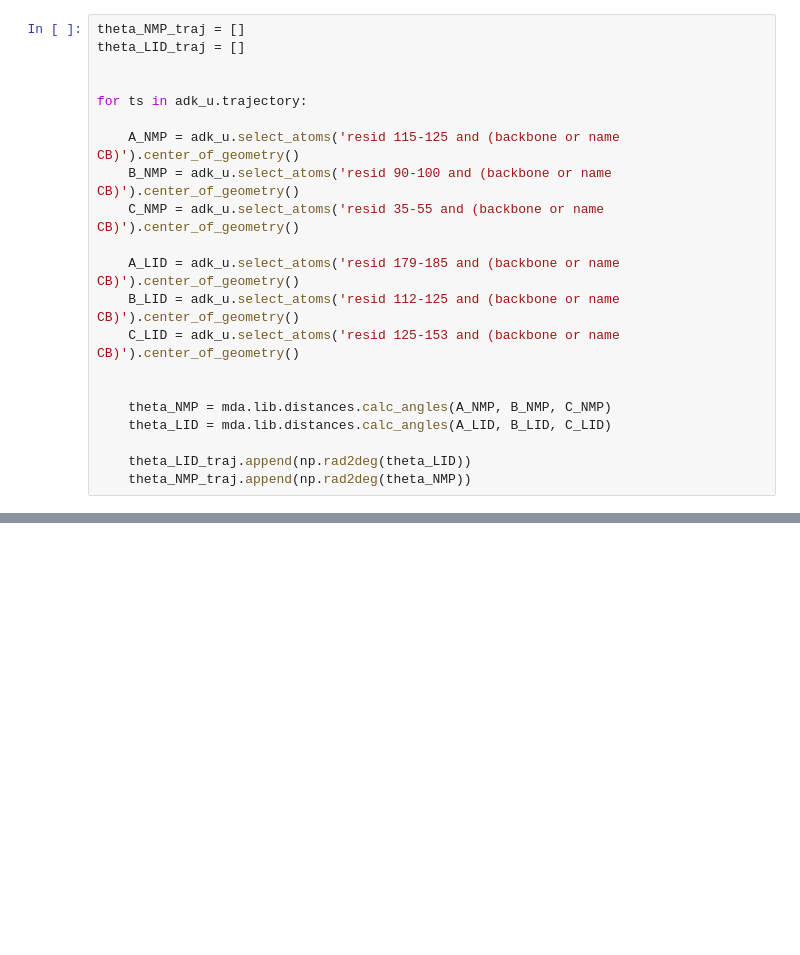
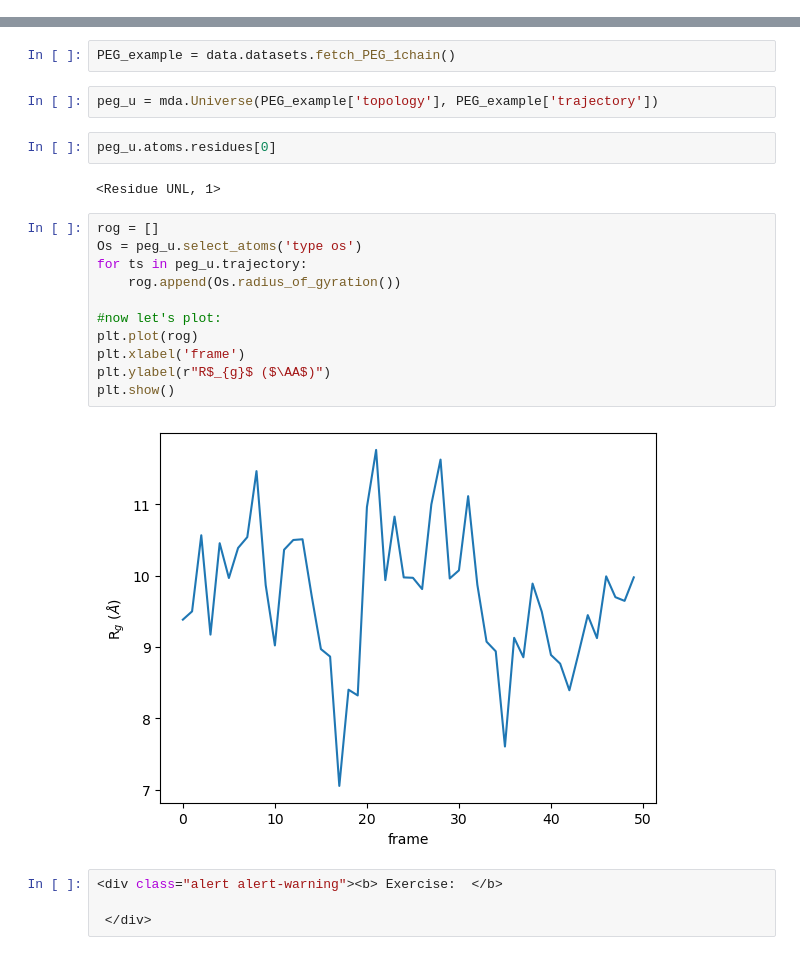
Before and after one commit to MDAnalysis/MDAnalysisMolSSIWorkshop-Intermediate2Day, a Jupyter notebook: notebooks/Tutorial3_Analysis.ipynb, the cells around one changed output, grey strips where cells are left out. Cells and saved outputs as stored; diff of their text form; blank space fills up the shorter version.

```diff
--- a/notebooks/Tutorial3_Analysis.ipynb
+++ b/notebooks/Tutorial3_Analysis.ipynb
@@ -47,21 +0,0 @@ By looking at the section on [AdK opening](#angles), the example above and the p
-# %%
-theta_NMP_traj = []
-theta_LID_traj = []
-
-
-for ts in adk_u.trajectory:
-
-    A_NMP = adk_u.select_atoms('resid 115-125 and (backbone or name CB)').center_of_geometry()
-    B_NMP = adk_u.select_atoms('resid 90-100 and (backbone or name CB)').center_of_geometry()
-    C_NMP = adk_u.select_atoms('resid 35-55 and (backbone or name CB)').center_of_geometry()
-
-    A_LID = adk_u.select_atoms('resid 179-185 and (backbone or name CB)').center_of_geometry()
-    B_LID = adk_u.select_atoms('resid 112-125 and (backbone or name CB)').center_of_geometry()
-    C_LID = adk_u.select_atoms('resid 125-153 and (backbone or name CB)').center_of_geometry()
-
-
-    theta_NMP = mda.lib.distances.calc_angles(A_NMP, B_NMP, C_NMP)
-    theta_LID = mda.lib.distances.calc_angles(A_LID, B_LID, C_LID)
-
-    theta_LID_traj.append(np.rad2deg(theta_LID))
-    theta_NMP_traj.append(np.rad2deg(theta_NMP))
@@ -74,0 +66,25 @@ plt.ylabel('Angle')
+# %%
+PEG_example = data.datasets.fetch_PEG_1chain()
+# %%
+peg_u = mda.Universe(PEG_example['topology'], PEG_example['trajectory'])
+# %%
+peg_u.atoms.residues[0]
+# %% [output]
+<Residue UNL, 1>
+# %%
+rog = []
+Os = peg_u.select_atoms('type os')
+for ts in peg_u.trajectory:
+    rog.append(Os.radius_of_gyration())
+
+#now let's plot:
+plt.plot(rog)
+plt.xlabel('frame')
+plt.ylabel(r"R$_{g}$ ($\AA$)")
+plt.show()
+# %% [output]
+[figure, added]
+# %%
+<div class="alert alert-warning"><b> Exercise:  </b>
+
+ </div>
```
Also changed, not shown: parts of 76 cells of this notebook, 4 other files.
